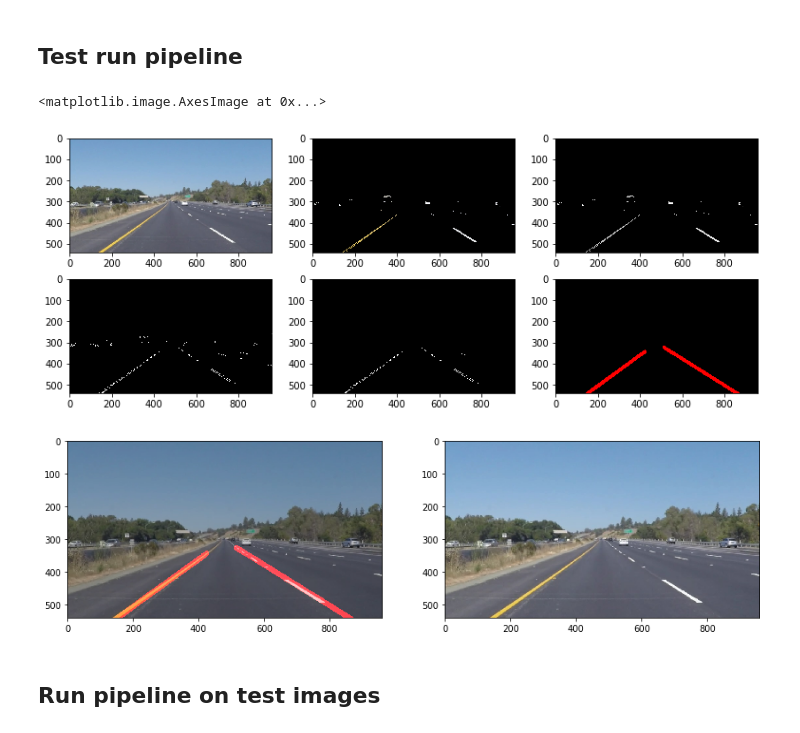
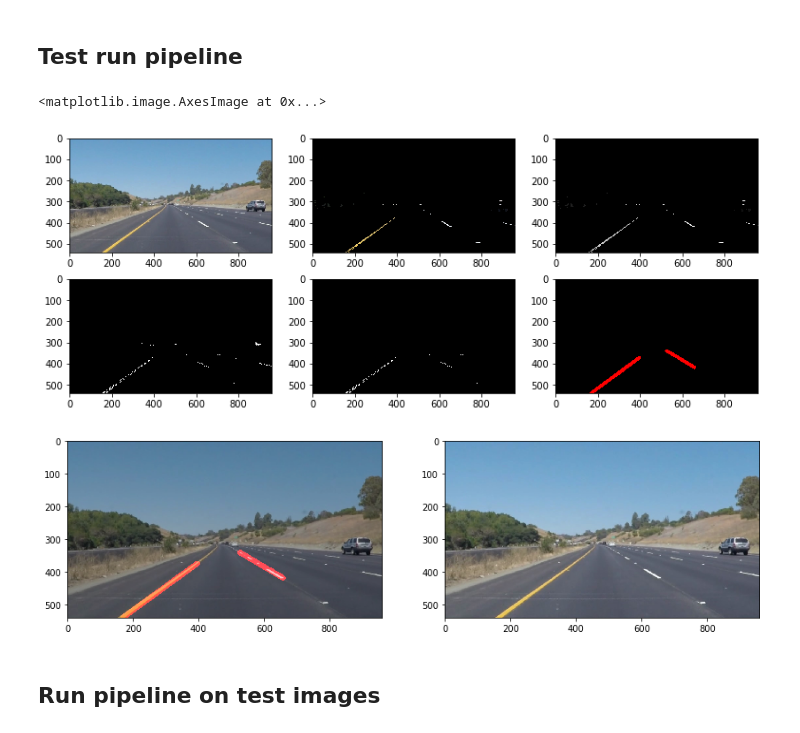
Before and after one commit to adhulipa/CarND-LaneLines-P1, a Jupyter notebook: P1.ipynb, the cells around one changed output. Saved outputs shown, nothing was run; the diff lists cells and outputs as text; code cells hidden in the pictures.

```diff
--- a/P1.ipynb
+++ b/P1.ipynb
@@ -327,12 +344,12 @@ def pipeline(image):
 
     # Detect Edges
     # Apply a gaussian blur
-    image = gaussian_blur(image, 3)
+    image = gaussian_blur(image, 5)
 
     # Apply edge detection
     image = canny(image,
-                  low_threshold=50,
-                  high_threshold=150)
+                  low_threshold=75,
+                  high_threshold=220)
     edges_image = np.copy(image)
 
     # Select region
@@ -373,49 +390,34 @@ def pipeline(image):
 # %%
 # Read an image
 #reading in an image
-image = mpimg.imread('test_images/solidYellowLeft.jpg')
+image = mpimg.imread('test_images/solidYellowCurve.jpg')
 original_image = np.copy(image)
 
 # Run through a pipeline
 final_image, *intermediate_images = pipeline(image)
 
 # Plot
 plt.figure(figsize=(13,5))
 
 # Plot initial image
 nrows = 2
 ncols = 3
 plt.subplot(nrows, ncols, 1)
 plt.imshow(original_image)
 for i in range(len(intermediate_images)):
     plt.subplot(nrows, ncols, i+2)
     plt.imshow(intermediate_images[i], cmap='gray')
 
-# plt.subplot(231)
-# plt.imshow(original_image)
-
-# plt.subplot(232)
-# plt.imshow(gray_image, cmap='gray')
-
-# plt.subplot(233)
-# plt.imshow(edges_image, cmap='gray')
-
-# plt.subplot(234)
-# plt.imshow(image_cropped_regions, cmap='gray')
-
-# plt.subplot(235)
-# plt.imshow(hough_image, cmap='gray')
-
 # Plot result next to original
 plt.figure(figsize=(14,5))
 plt.subplot(121)
 plt.imshow(final_image)
 plt.subplot(122)
 plt.imshow(original_image)
 # %% [output]
 <matplotlib.image.AxesImage at 0x...>
-[figure, old version]
+[figure, new version]
-[figure, old version]
+[figure, new version]
 # %% [markdown]
 ## Run pipeline on test images
 # %%
```
Also changed, not shown: parts of 5 cells of this notebook.
